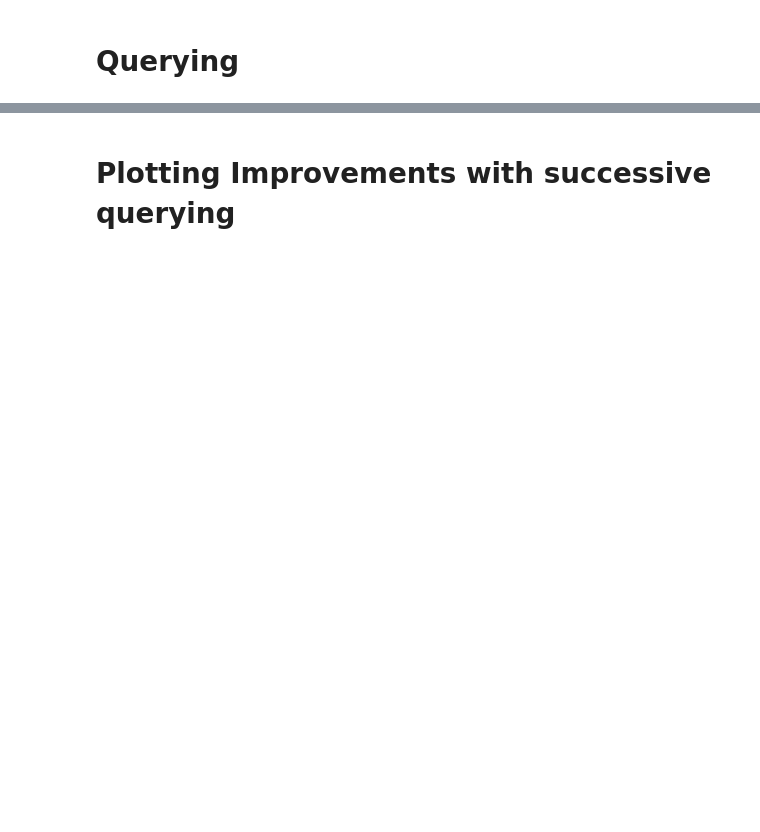
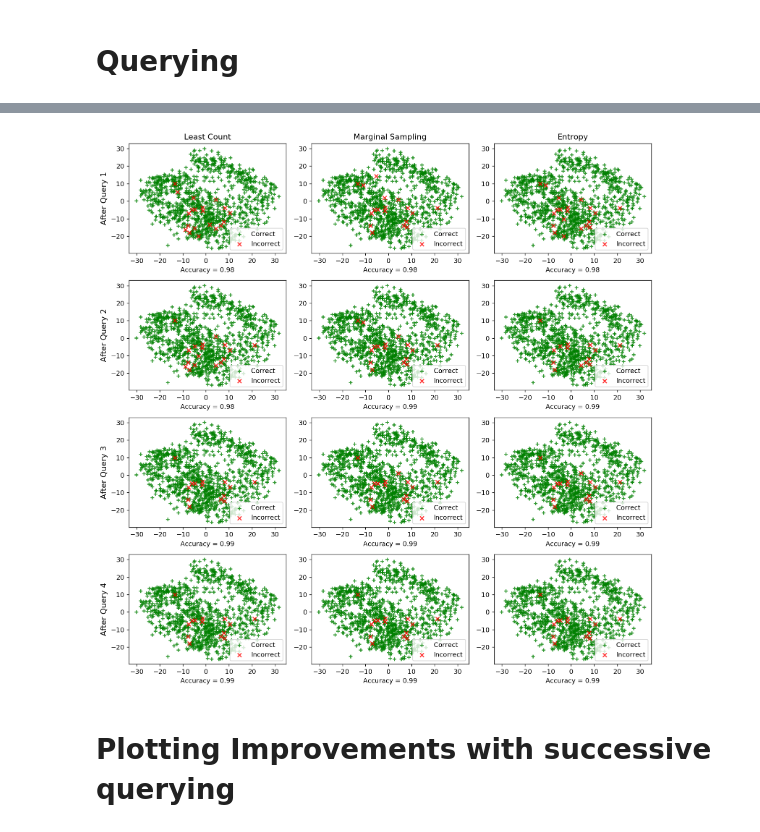
Before and after one commit to punanand/Active-Learning-Framework, a Jupyter notebook: PoolBased_UncertaintySampling .ipynb, the cells around one changed output, grey strips where cells are left out. Cells and saved outputs as stored; diff of their text form; code cells hidden in the pictures; blank space fills up the shorter version.

```diff
--- a/PoolBased_UncertaintySampling .ipynb
+++ b/PoolBased_UncertaintySampling .ipynb
@@ -166,3 +184,72 @@ plt.show()
+# %%
+''' 4 consecutive queries for labelling 10% data in each iteration and evaluating the test performance for
+all the possible informativeness metrics
+'''
+unqueried_score = least_count_learner.test_score(data)
+performance_lc = [unqueried_score]
+performance_ms = [unqueried_score]
+performance_h = [unqueried_score]
+performance_rand = [unqueried_score]
+
+fig, axs = plt.subplots(4, 3, figsize=(12, 12), dpi = 130)
+
+cols = ['Least Count', 'Marginal Sampling', 'Entropy']
+rows = ['After Query {}'.format(row) for row in ['1', '2', '3', '4']]
+
+for ax, col in zip(axs[0], cols):
+    ax.set_title(col)
+
+for ax, row in zip(axs[:,0], rows):
+    ax.set_ylabel(row, size='large')
+
+for i in range(1, 5):
+    # query for additional 10% of the data using the 3 informativeness metrics
+
+    # analysis of least count informativeness
+    least_count_learner.query(data, orac_lc)
+    least_count_learner.train(orac_lc)
+    pred_lc = least_count_learner.predict(data.test_X)
+
+    is_correct = (pred_lc == np.array(data.test_Y))
+    axs[i-1][0].scatter(x=np.array(test_c1)[is_correct],  y=np.array(test_c2)[is_correct],  c='g', marker='+', label='Correct',   alpha=8/10)
+    axs[i-1][0].scatter(x=np.array(test_c1)[~is_correct], y=np.array(test_c2)[~is_correct], c='r', marker='x', label='Incorrect', alpha=8/10)
+    axs[i-1][0].legend(loc='lower right')
+    axs[i-1][0].set_xlabel("Accuracy = {score:.2f}".format(nq = i-1, score=least_count_learner.test_score(data)))
+    performance_lc.append(least_count_learner.test_score(data))
+
+    # analysis of margin sample informativeness
+    margin_sampling_learner.query(data, orac_ms)
+    margin_sampling_learner.train(orac_ms)
+    pred_ms = margin_sampling_learner.predict(data.test_X)
+
+    is_correct = (pred_ms == np.array(data.test_Y))
+    axs[i-1][1].scatter(x=np.array(test_c1)[is_correct],  y=np.array(test_c2)[is_correct],  c='g', marker='+', label='Correct',   alpha=8/10)
+    axs[i-1][1].scatter(x=np.array(test_c1)[~is_correct], y=np.array(test_c2)[~is_correct], c='r', marker='x', label='Incorrect', alpha=8/10)
+    axs[i-1][1].legend(loc='lower right')
+    axs[i-1][1].set_xlabel("Accuracy = {score:.2f}".format(nq = i-1, score=margin_sampling_learner.test_score(data)))
+    performance_ms.append(margin_sampling_learner.test_score(data))
+
+    # analysis of entropy informativeness
+    entropy_learner.query(data, orac_h)
+    entropy_learner.train(orac_h)
+    pred_h = entropy_learner.predict(data.test_X)
+
+    is_correct = (pred_h == np.array(data.test_Y))
+    axs[i-1][2].scatter(x=np.array(test_c1)[is_correct],  y=np.array(test_c2)[is_correct],  c='g', marker='+', label='Correct',   alpha=8/10)
+    axs[i-1][2].scatter(x=np.array(test_c1)[~is_correct], y=np.array(test_c2)[~is_correct], c='r', marker='x', label='Incorrect', alpha=8/10)
+    axs[i-1][2].legend(loc='lower right')
+    axs[i-1][2].set_xlabel("Accuracy = {score:.2f}".format(nq = i-1, score=entropy_learner.test_score(data)))
+    performance_h.append(entropy_learner.test_score(data))
+
+    random_learner.query(data, orac_rand)
+    random_learner.train(orac_rand)
+    pred_rand = random_learner.predict(data.test_X)
+    performance_rand.append(random_learner.test_score(data))
+
+fig.tight_layout()
+plt.show()
+# %% [output]
+[figure, added]
 # %% [markdown]
 # Plotting Improvements with successive querying
 # %%
```
Also changed, not shown: parts of 5 cells of this notebook, 2 other files.
